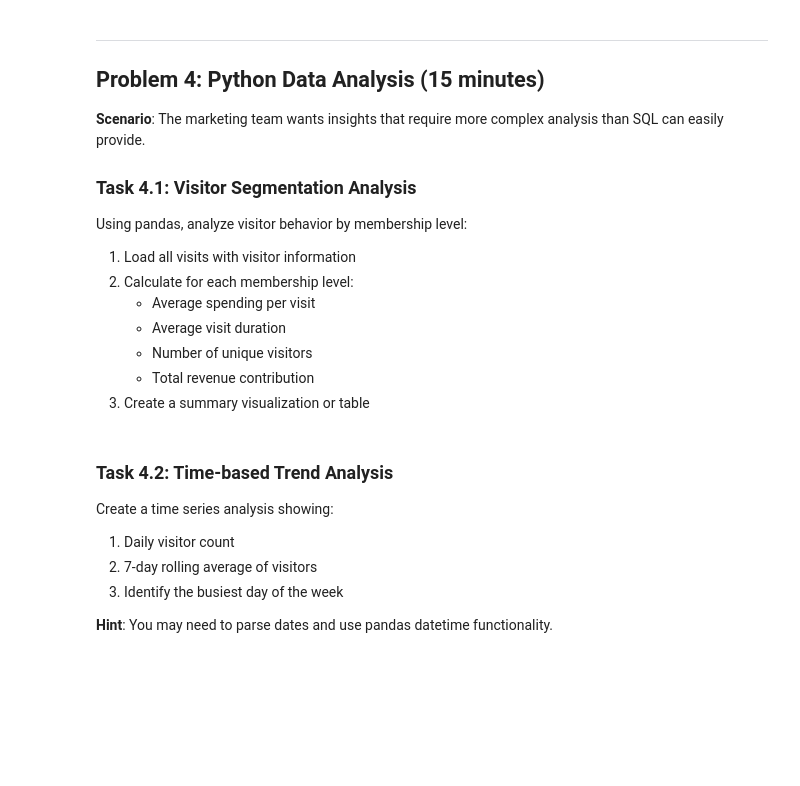
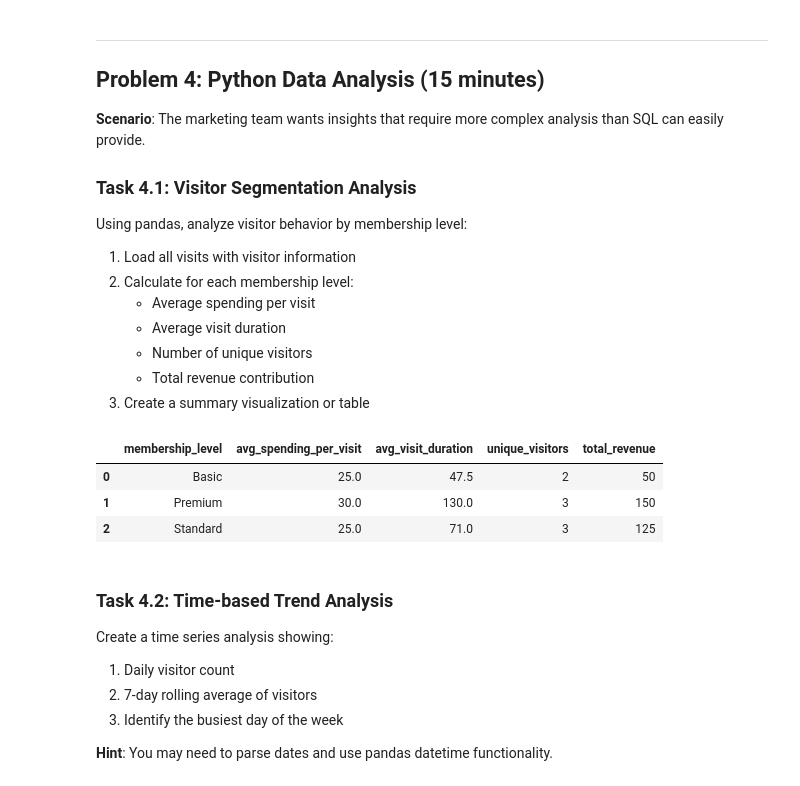
Before and after one commit to Mohith200023/AI_Interview_Assist, a Jupyter notebook: Week_01/interview_prep_simulation_scenarios 1.ipynb, the cells around one changed output. Saved outputs shown, nothing was run; the diff lists cells and outputs as text; code cells hidden in the pictures; blank space fills up the shorter version.

```diff
--- a/Week_01/interview_prep_simulation_scenarios 1.ipynb
+++ b/Week_01/interview_prep_simulation_scenarios 1.ipynb
@@ -341,25 +426,40 @@ Using pandas, analyze visitor behavior by membership level:
 # %%
 # YOUR CODE HERE
 # Step 1: Load the data
 query = """
 SELECT
     v.visit_id,
     v.visitor_id,
     vis.membership_level,
     v.ticket_price_paid,
     v.duration_minutes
 FROM visits v
 JOIN visitors vis ON v.visitor_id = vis.visitor_id
 """
 
 df_visits = pd.read_sql_query(query, conn)
 
 # Step 2: Perform your analysis
-# YOUR CODE HERE
+summary_df = (
+    df_visits
+    .groupby("membership_level")
+    .agg(
+        avg_spending_per_visit=("ticket_price_paid", "mean"),
+        avg_visit_duration=("duration_minutes", "mean"),
+        unique_visitors=("visitor_id", "nunique"),
+        total_revenue=("ticket_price_paid", "sum")
+    )
+    .reset_index()
+)
 
 
 # Step 3: Display results
-# YOUR CODE HERE
+summary_df
+# %% [output]
+|  | membership_level | avg_spending_per_visit | avg_visit_duration | unique_visitors | total_revenue |
+| 0 | Basic | 25.0 | 47.5 | 2 | 50 |
+| 1 | Premium | 30.0 | 130.0 | 3 | 150 |
+| 2 | Standard | 25.0 | 71.0 | 3 | 125 |
 # %% [markdown]
 ### Task 4.2: Time-based Trend Analysis
 
```
Also changed, not shown: parts of 13 cells of this notebook.
